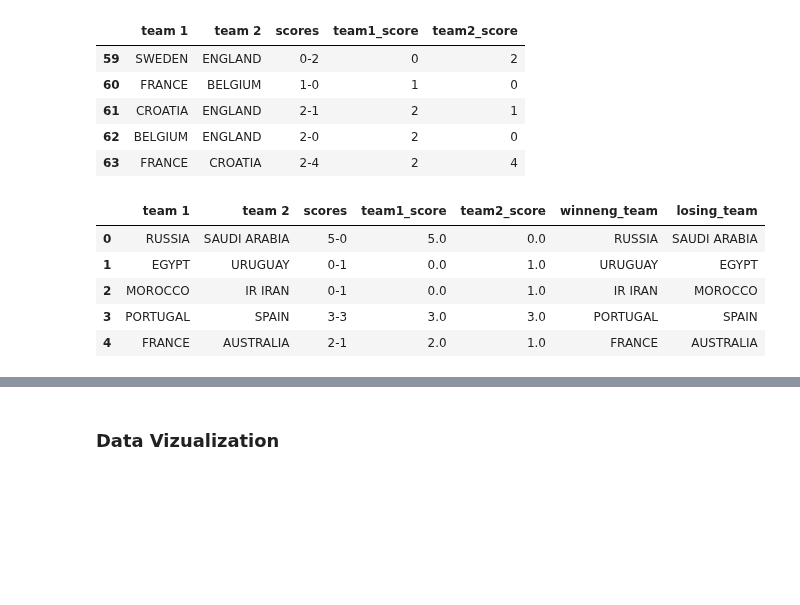
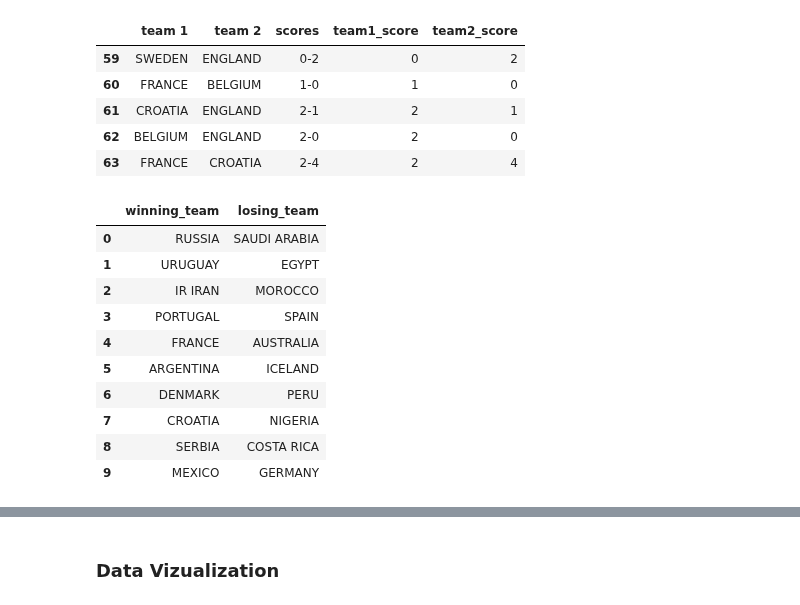
Before and after one commit to olga0503/DATA-620, a Jupyter notebook: Week_5_Assignment.ipynb, the cells around one changed output, grey strips where cells are left out. Cells and saved outputs as stored; diff of their text form; code cells hidden in the pictures; blank space fills up the shorter version.

```diff
--- a/Week_5_Assignment.ipynb
+++ b/Week_5_Assignment.ipynb
@@ -112,17 +120,22 @@ matches.tail()
 # %%
 #convert goals variable to numeric type
 matches['team1_score'] = matches['team1_score'].astype(float)
 matches['team2_score'] = matches['team2_score'].astype(float)
 
 #create two new columns - 'winning team' and 'losing team'
-matches['winning_team'] = np.where(matches['team1_score']>=matches['team2_score'], matches['team 1'],matches['team 2'])
-matches['losing_team'] = np.where(matches['team1_score']<matches['team2_score'], matches['team 1'],matches['team 2'])
+matches['winning_team'] = np.where(matches['team1_score'] >= matches['team2_score'], matches['team 1'],matches['team 2'])
+matches['losing_team'] = np.where(matches['team1_score'] < matches['team2_score'], matches['team 1'],matches['team 2'])
 
-matches.head()
+matches[['winning_team','losing_team']].head(10)
 # %% [output]
-|  | team 1 | team 2 | scores | team1_score | team2_score | winneng_team | losing_team |
-| 0 | RUSSIA | SAUDI ARABIA | 5-0 | 5.0 | 0.0 | RUSSIA | SAUDI ARABIA |
-| 1 | EGYPT | URUGUAY | 0-1 | 0.0 | 1.0 | URUGUAY | EGYPT |
-| 2 | MOROCCO | IR IRAN | 0-1 | 0.0 | 1.0 | IR IRAN | MOROCCO |
-| 3 | PORTUGAL | SPAIN | 3-3 | 3.0 | 3.0 | PORTUGAL | SPAIN |
-| 4 | FRANCE | AUSTRALIA | 2-1 | 2.0 | 1.0 | FRANCE | AUSTRALIA |
+|  | winning_team | losing_team |
+| 0 | RUSSIA | SAUDI ARABIA |
+| 1 | URUGUAY | EGYPT |
+| 2 | IR IRAN | MOROCCO |
+| 3 | PORTUGAL | SPAIN |
+| 4 | FRANCE | AUSTRALIA |
+| 5 | ARGENTINA | ICELAND |
+| 6 | DENMARK | PERU |
+| 7 | CROATIA | NIGERIA |
+| 8 | SERBIA | COSTA RICA |
+| 9 | MEXICO | GERMANY |
```
Also changed, not shown: parts of 14 cells of this notebook.
